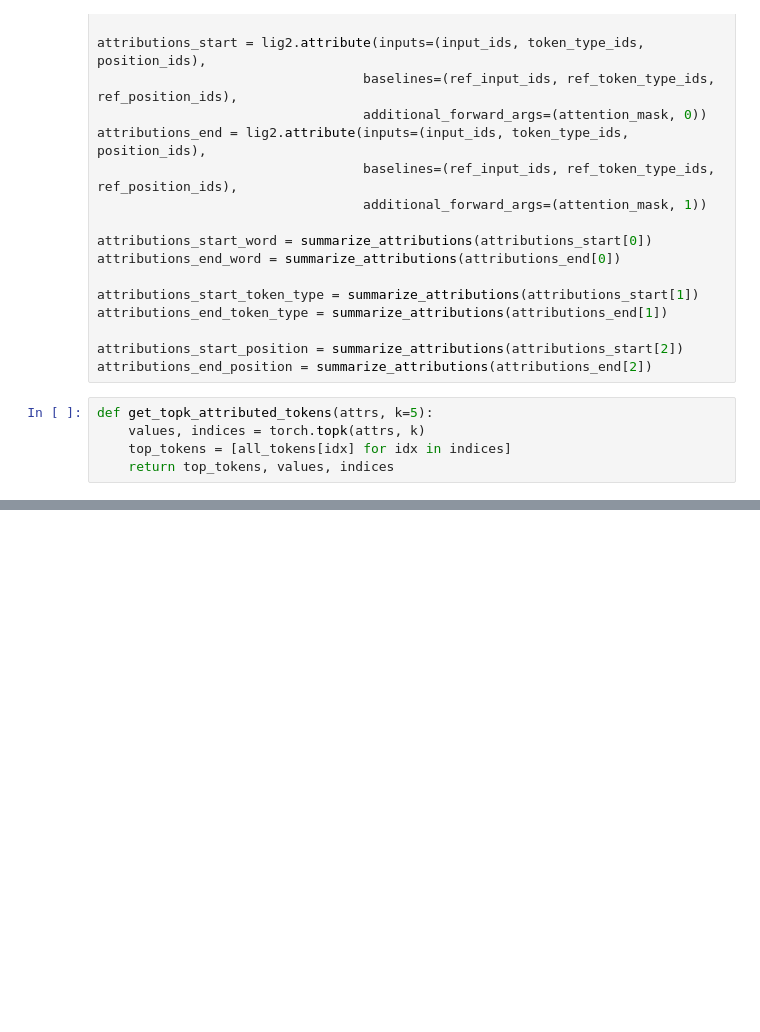
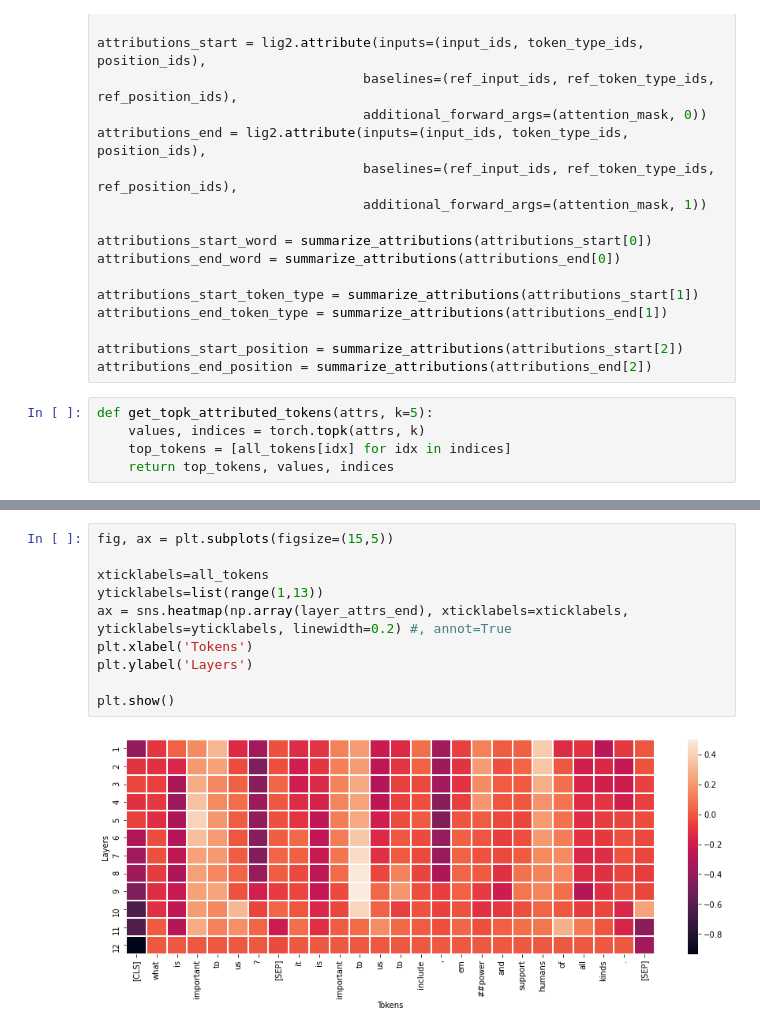
Before and after one commit to jzchan132/BMI, a Jupyter notebook: Interpreting QA with BERT.ipynb, the cells around one changed output, grey strips where cells are left out. Cells and saved outputs as stored; diff of their text form; blank space fills up the shorter version.

```diff
--- a/Interpreting QA with BERT.ipynb
+++ b/Interpreting QA with BERT.ipynb
@@ -226,0 +299,12 @@ ImportError: Missing optional dependency 'Jinja2'. DataFrame.style requires jinj
+# %%
+fig, ax = plt.subplots(figsize=(15,5))
+
+xticklabels=all_tokens
+yticklabels=list(range(1,13))
+ax = sns.heatmap(np.array(layer_attrs_end), xticklabels=xticklabels, yticklabels=yticklabels, linewidth=0.2) #, annot=True
+plt.xlabel('Tokens')
+plt.ylabel('Layers')
+
+plt.show()
+# %% [output]
+[figure, added]
```
Also changed, not shown: parts of 15 cells of this notebook.
